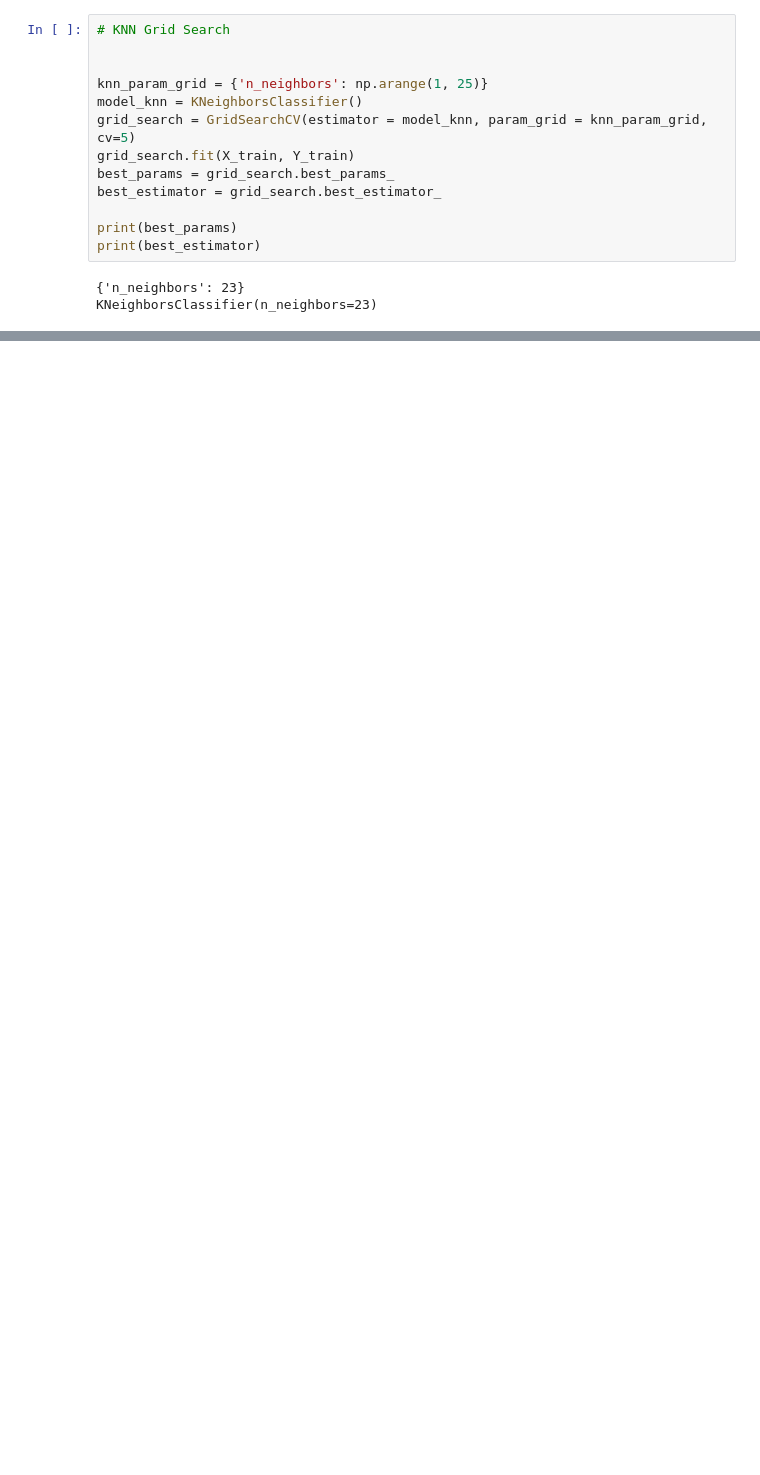
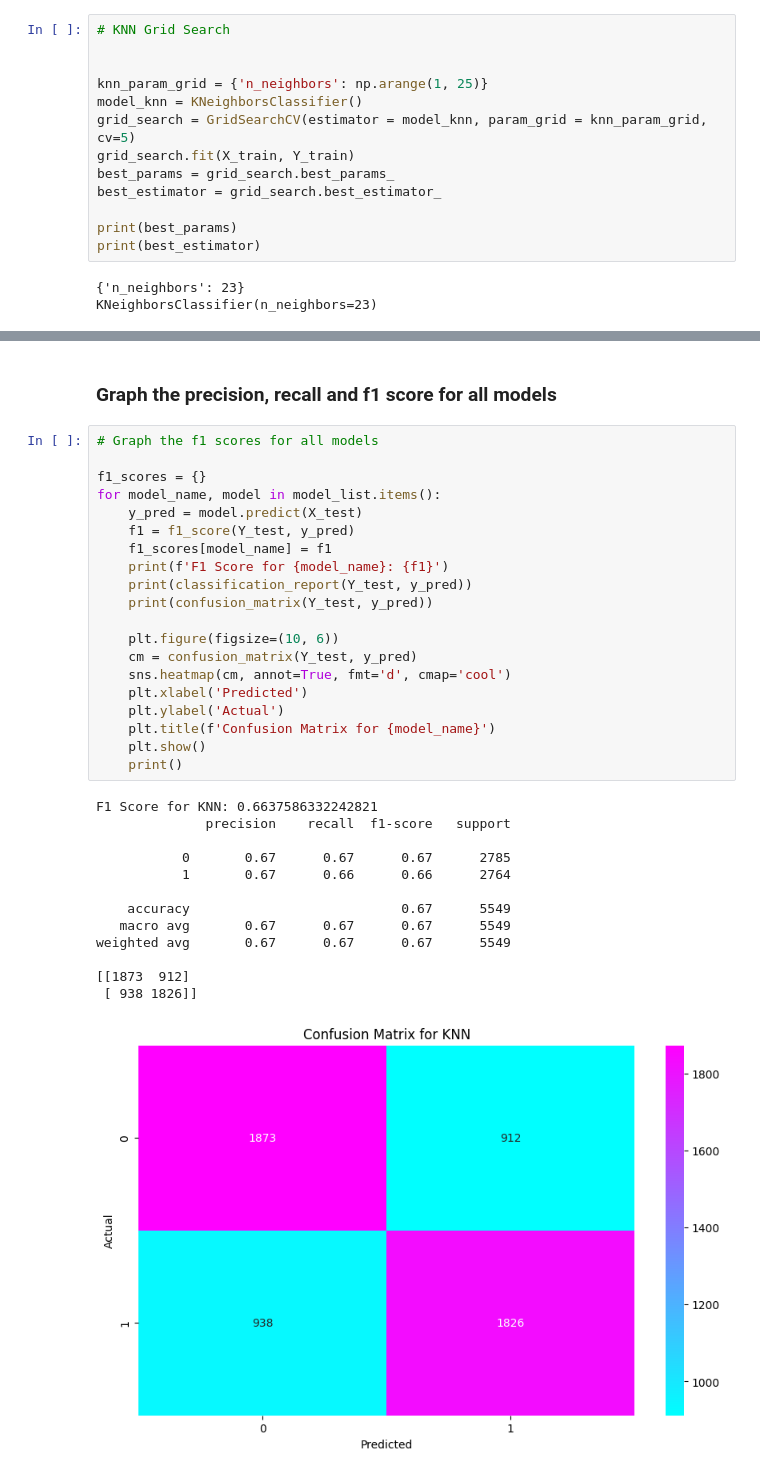
Before and after one commit to GVSU-CIS635/term-project-proposal-d-miner, a Jupyter notebook: D_Miners.ipynb, the cells around one changed output, grey strips where cells are left out. Cells and saved outputs as stored; diff of their text form; blank space fills up the shorter version.

Commit message:
Added F1, Precision, Recall and confusion matrix

```diff
--- a/D_Miners.ipynb
+++ b/D_Miners.ipynb
@@ -441,0 +409,36 @@ display(Metrics_grid)
+# %% [markdown]
+### Graph the precision, recall and f1 score for all models
+# %%
+# Graph the f1 scores for all models
+
+f1_scores = {}
+for model_name, model in model_list.items():
+    y_pred = model.predict(X_test)
+    f1 = f1_score(Y_test, y_pred)
+    f1_scores[model_name] = f1
+    print(f'F1 Score for {model_name}: {f1}')
+    print(classification_report(Y_test, y_pred))
+    print(confusion_matrix(Y_test, y_pred))
+
+    plt.figure(figsize=(10, 6))
+    cm = confusion_matrix(Y_test, y_pred)
+    sns.heatmap(cm, annot=True, fmt='d', cmap='cool')
+    plt.xlabel('Predicted')
+    plt.ylabel('Actual')
+    plt.title(f'Confusion Matrix for {model_name}')
+    plt.show()
+    print()
+# %% [output]
+F1 Score for KNN: 0.6637586332242821
+              precision    recall  f1-score   support
+
+           0       0.67      0.67      0.67      2785
+           1       0.67      0.66      0.66      2764
+
+    accuracy                           0.67      5549
+   macro avg       0.67      0.67      0.67      5549
+weighted avg       0.67      0.67      0.67      5549
+
+[[1873  912]
+ [ 938 1826]]
+[figure, added]
```
Also changed, not shown: parts of 19 cells of this notebook.
